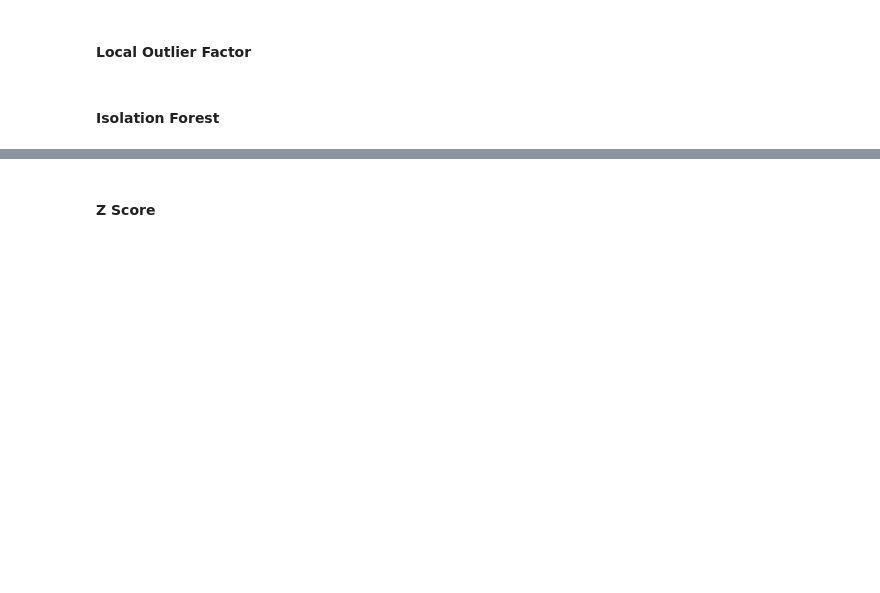
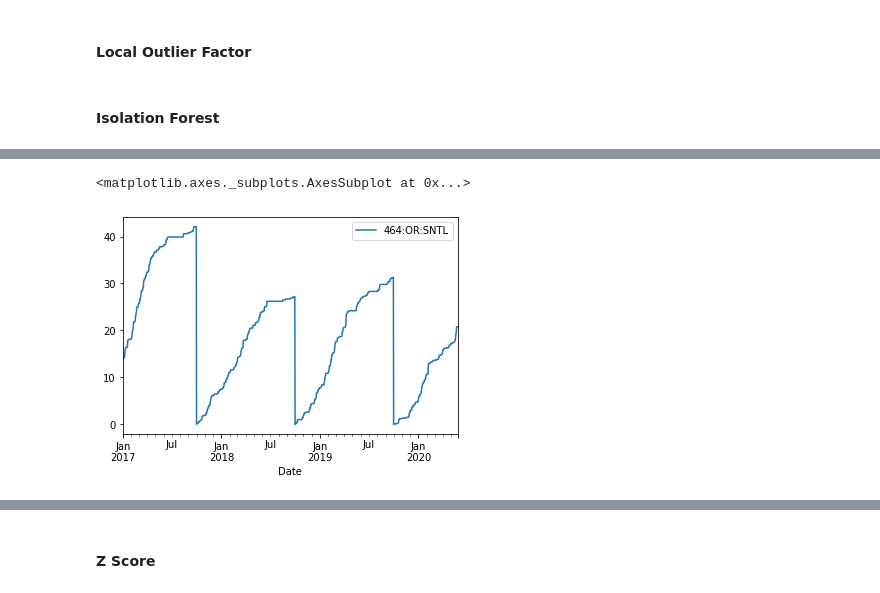
Before and after one commit to geoskimoto/SNOTEL_AnomalyDetection, a Jupyter notebook: AnomalyDetection.ipynb, the cells around one changed output, grey strips where cells are left out. Drawn from its saved outputs; the diff is of its cells as text; code cells hidden in the pictures; blank space fills up the shorter version.

```diff
--- a/AnomalyDetection.ipynb
+++ b/AnomalyDetection.ipynb
@@ -526,0 +634,5 @@ def isolationForest(df, plot_type, contamination, seasonal_differencing):
+# %%
+df.plot()
+# %% [output]
+<matplotlib.axes._subplots.AxesSubplot at 0x...>
+[figure, added]
```
Also changed, not shown: parts of 17 cells of this notebook.
